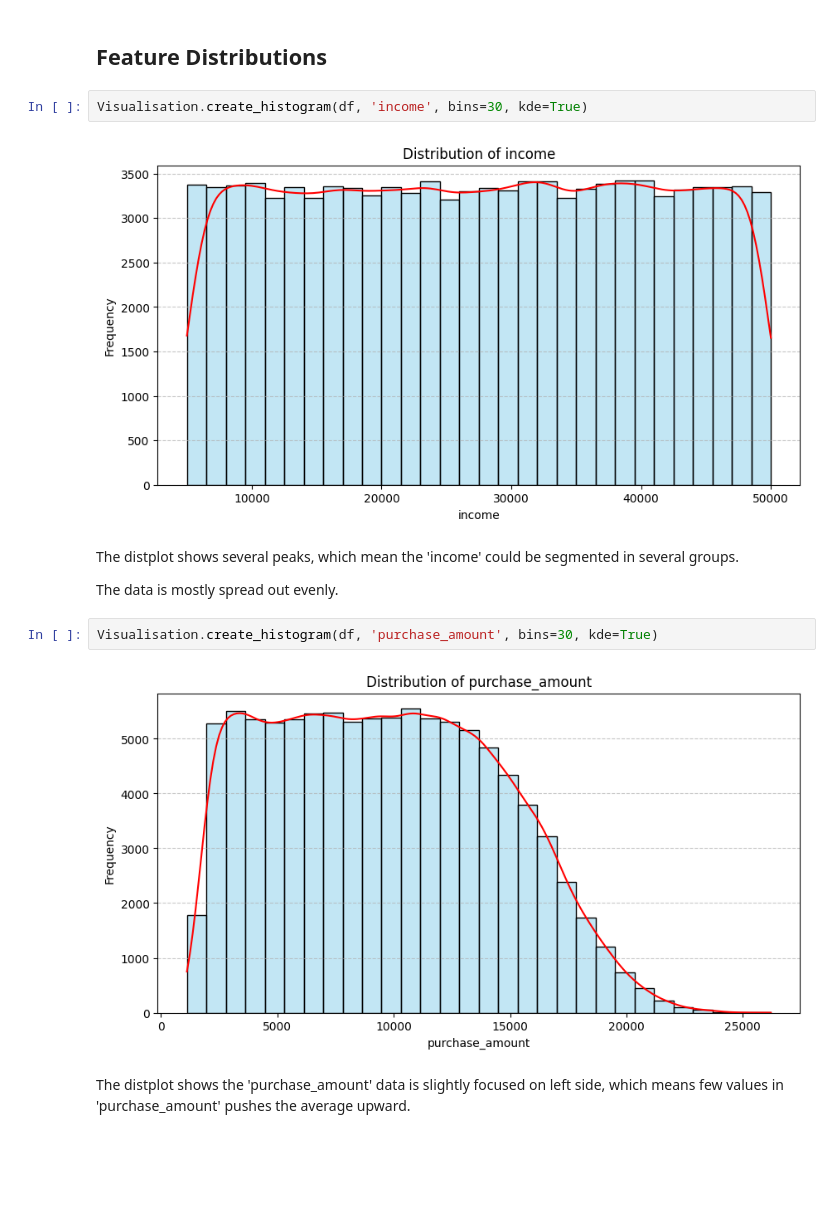
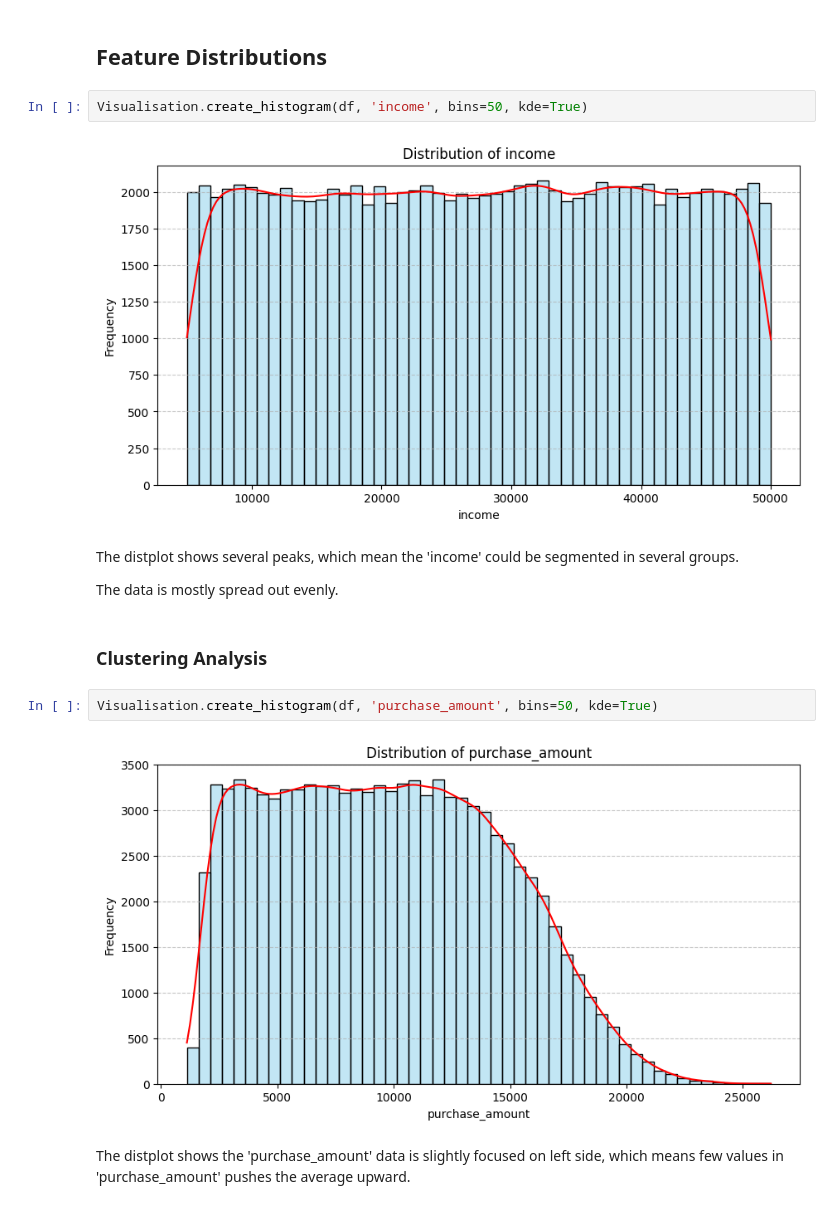
Before and after one commit to BlancJH/Customer-Purchase-Behaviour-Analysis, a Jupyter notebook: models/EDA.ipynb, the cells around one changed output. Drawn from its saved outputs; the diff is of its cells as text; blank space fills up the shorter version.

```diff
--- a/models/EDA.ipynb
+++ b/models/EDA.ipynb
@@ -349,16 +349,18 @@ This analysis would be skipped as the data would not include meaningful statisti
 # %% [markdown]
 ## Feature Distributions
 # %%
-Visualisation.create_histogram(df, 'income', bins=30, kde=True)
+Visualisation.create_histogram(df, 'income', bins=50, kde=True)
 # %% [output]
-[figure, old version]
+[figure, new version]
 # %% [markdown]
 The distplot shows several peaks, which mean the 'income' could be segmented in several groups.
 
 The data is mostly spread out evenly.
+# %% [markdown]
+### Clustering Analysis
 # %%
-Visualisation.create_histogram(df, 'purchase_amount', bins=30, kde=True)
+Visualisation.create_histogram(df, 'purchase_amount', bins=50, kde=True)
 # %% [output]
-[figure, old version]
+[figure, new version]
 # %% [markdown]
 The distplot shows the 'purchase_amount' data is slightly focused on left side, which means few values in 'purchase_amount' pushes the average upward.
```
